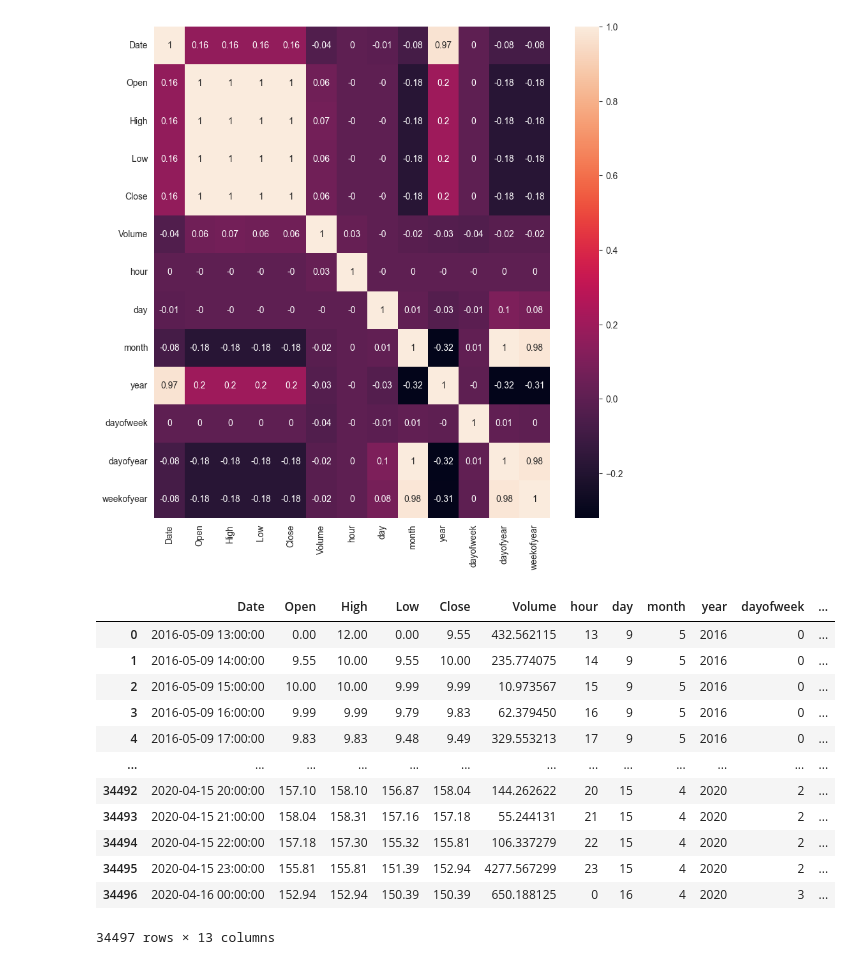
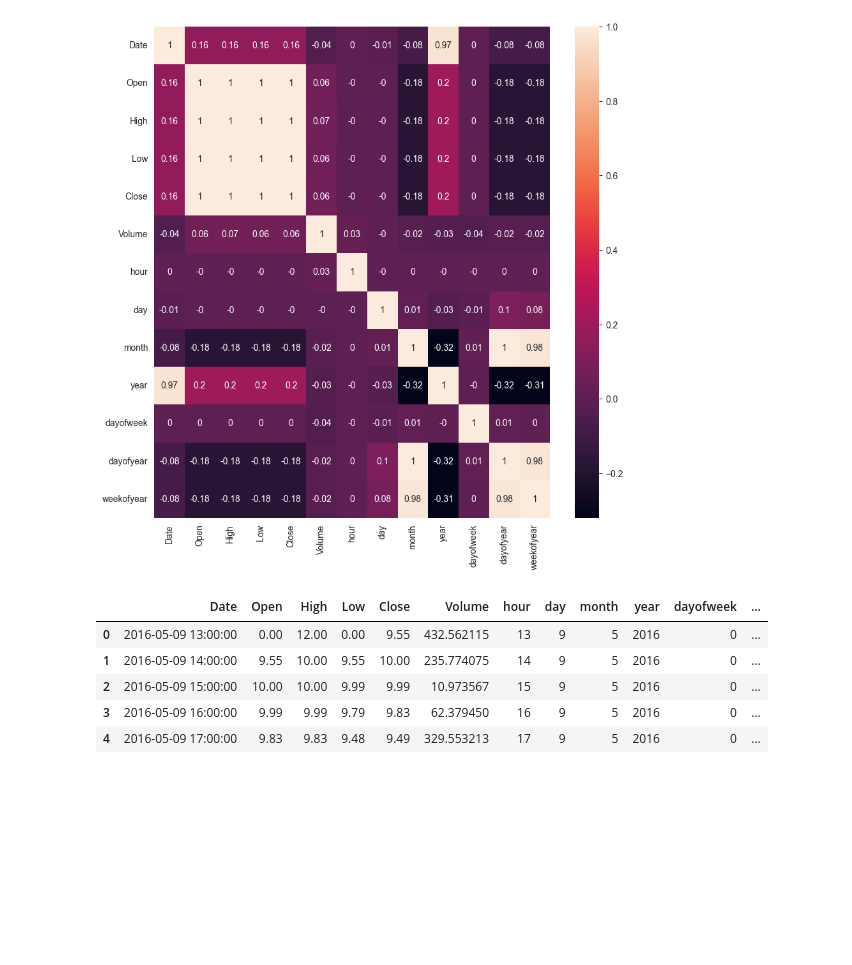
Before and after one commit to amith-vardhan99/udemy, a Jupyter notebook: Ethereum Price Prediction using GRU-LSTMs for Forecasting/notebook.ipynb, the cells around one changed output. Cells and saved outputs as stored; diff of their text form; code cells hidden in the pictures; blank space fills up the shorter version.

```diff
--- a/Ethereum Price Prediction using GRU-LSTMs for Forecasting/notebook.ipynb
+++ b/Ethereum Price Prediction using GRU-LSTMs for Forecasting/notebook.ipynb
@@ -95,18 +95,11 @@ sns.heatmap(df_4.corr().round(2), annot=True)
 [figure]
 # %%
 df_5 = df_4.sort_values(by="Date", ascending=True).reset_index(drop=True)
-df_5
+df_5.head()
 # %% [output]
 |  | Date | Open | High | Low | Close | Volume | hour | day | month | year | dayofweek | ... |
 | 0 | 2016-05-09 13:00:00 | 0.00 | 12.00 | 0.00 | 9.55 | 432.562115 | 13 | 9 | 5 | 2016 | 0 | ... |
 | 1 | 2016-05-09 14:00:00 | 9.55 | 10.00 | 9.55 | 10.00 | 235.774075 | 14 | 9 | 5 | 2016 | 0 | ... |
 | 2 | 2016-05-09 15:00:00 | 10.00 | 10.00 | 9.99 | 9.99 | 10.973567 | 15 | 9 | 5 | 2016 | 0 | ... |
 | 3 | 2016-05-09 16:00:00 | 9.99 | 9.99 | 9.79 | 9.83 | 62.379450 | 16 | 9 | 5 | 2016 | 0 | ... |
 | 4 | 2016-05-09 17:00:00 | 9.83 | 9.83 | 9.48 | 9.49 | 329.553213 | 17 | 9 | 5 | 2016 | 0 | ... |
-| ... | ... | ... | ... | ... | ... | ... | ... | ... | ... | ... | ... | ... |
-| 34492 | 2020-04-15 20:00:00 | 157.10 | 158.10 | 156.87 | 158.04 | 144.262622 | 20 | 15 | 4 | 2020 | 2 | ... |
-| 34493 | 2020-04-15 21:00:00 | 158.04 | 158.31 | 157.16 | 157.18 | 55.244131 | 21 | 15 | 4 | 2020 | 2 | ... |
-| 34494 | 2020-04-15 22:00:00 | 157.18 | 157.30 | 155.32 | 155.81 | 106.337279 | 22 | 15 | 4 | 2020 | 2 | ... |
-| 34495 | 2020-04-15 23:00:00 | 155.81 | 155.81 | 151.39 | 152.94 | 4277.567299 | 23 | 15 | 4 | 2020 | 2 | ... |
-| 34496 | 2020-04-16 00:00:00 | 152.94 | 152.94 | 150.39 | 150.39 | 650.188125 | 0 | 16 | 4 | 2020 | 3 | ... |
-34497 rows × 13 columns
```
Also changed, not shown: parts of 3 cells of this notebook, 3 other files.
